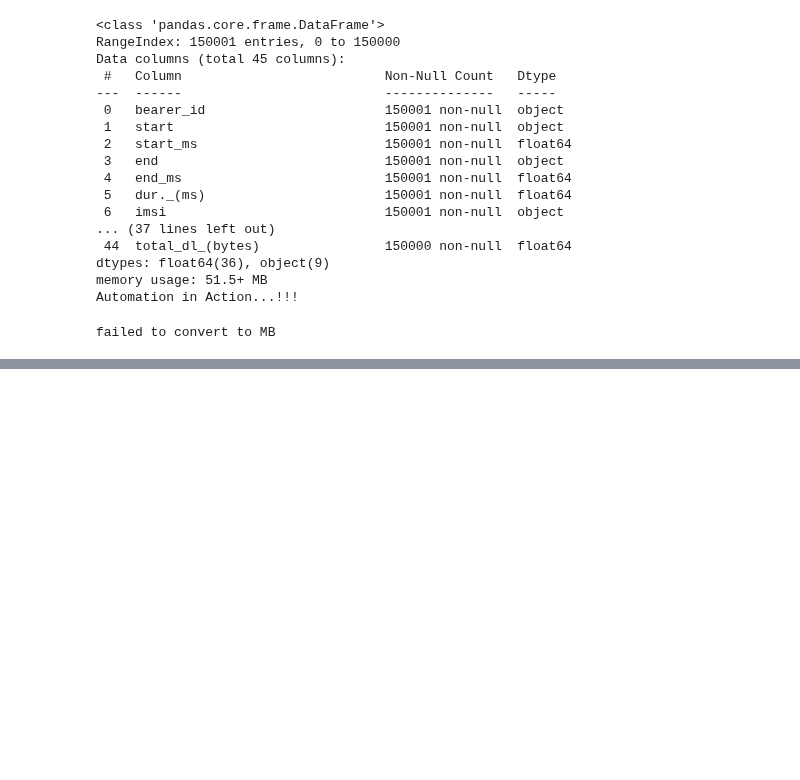
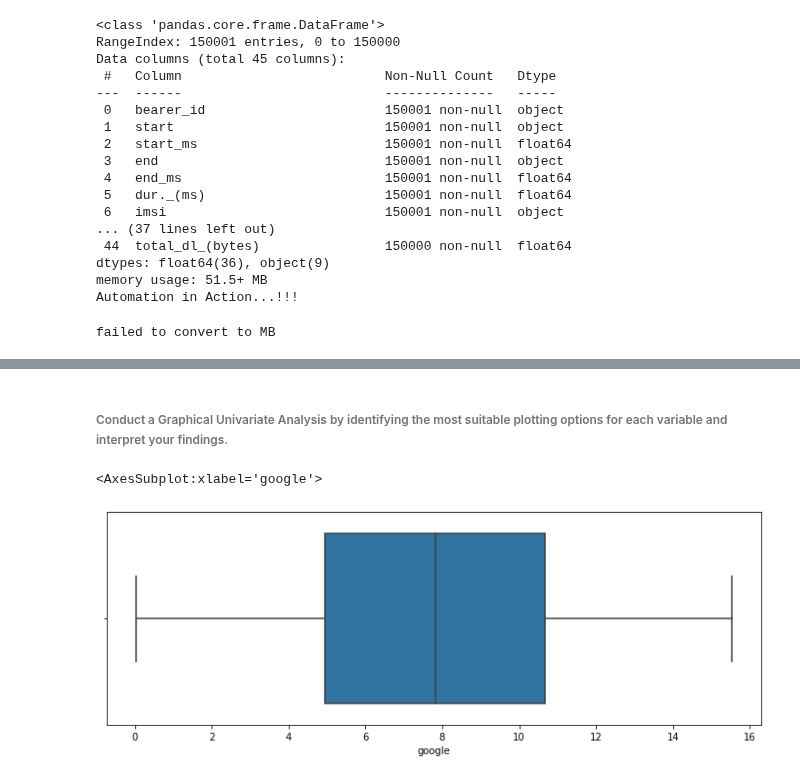
Before and after one commit to Melak2017/Telecommunication-Data-Analysis, a Jupyter notebook: Jup_Notebooks/Data_Exploration.ipynb, the cells around one changed output, grey strips where cells are left out. Saved outputs shown, nothing was run; the diff lists cells and outputs as text; code cells hidden in the pictures; blank space fills up the shorter version.

Commit message:
add some visualizations

```diff
--- a/Jup_Notebooks/Data_Exploration.ipynb
+++ b/Jup_Notebooks/Data_Exploration.ipynb
@@ -155,0 +211,2 @@ total_data_volume.groupby('msisdn/number').sum().sample(10)
+# %% [markdown]
+###### Conduct a Graphical Univariate Analysis by identifying the most suitable plotting options for each variable and interpret your findings.
@@ -155,0 +216,7 @@ total_data_volume.groupby('msisdn/number').sum().sample(10)
+# %%
+
+plt.figure(figsize=(12, 4),edgecolor='#1f3047')
+sns.boxplot(df['google'])
+# %% [output]
+<AxesSubplot:xlabel='google'>
+[figure, added]
```
Also changed, not shown: parts of 32 cells of this notebook.
